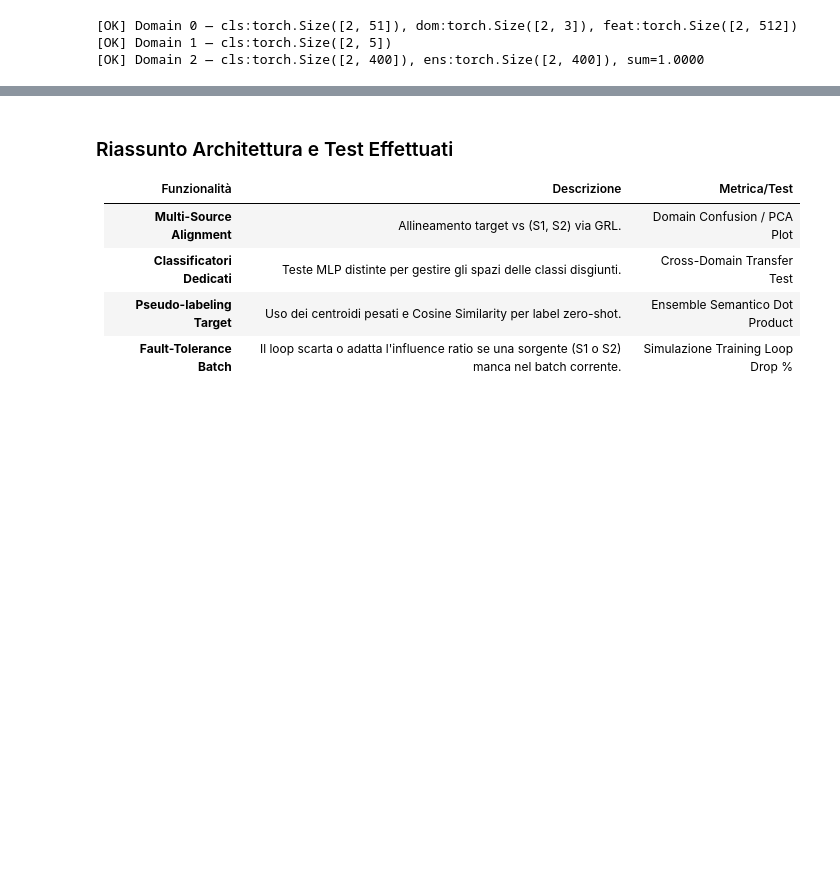
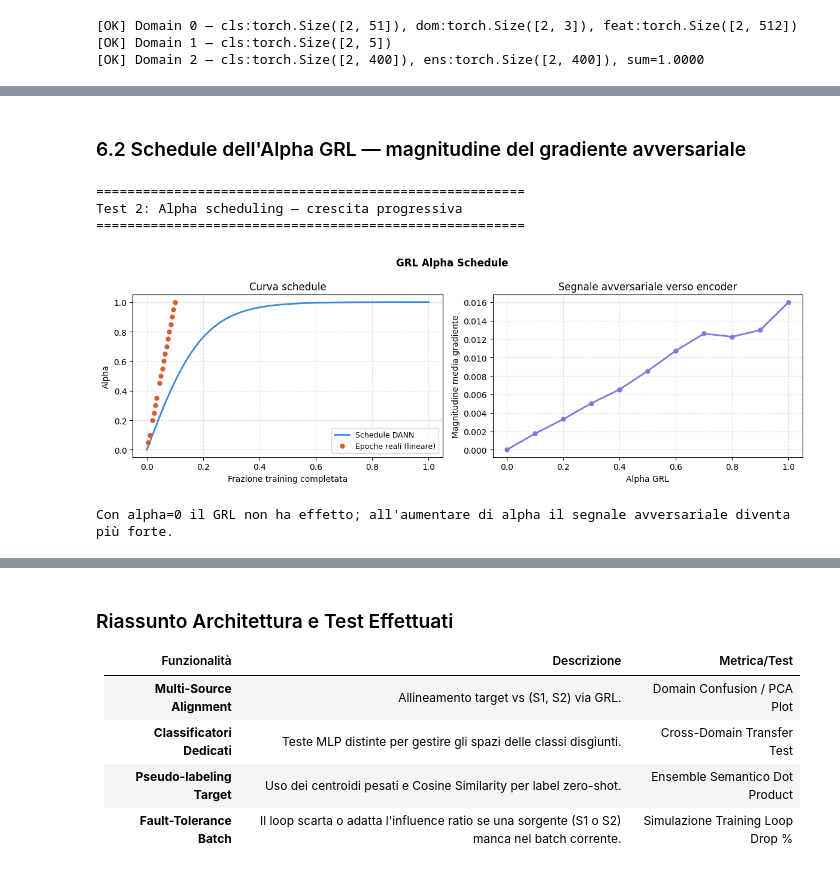
Before and after one commit to MaccarroneAlessia/DomainAdaptation-Track9-DataLost, a Jupyter notebook: experiments/notebooks/2-classifiers.ipynb, the cells around one changed output, grey strips where cells are left out. Drawn from its saved outputs; the diff is of its cells as text; code cells hidden in the pictures; blank space fills up the shorter version.

```diff
--- a/experiments/notebooks/2-classifiers.ipynb
+++ b/experiments/notebooks/2-classifiers.ipynb
@@ -552,0 +601,48 @@ Entropia baseline:        3.9062
+# %% [markdown]
+### 6.2 Schedule dell'Alpha GRL — magnitudine del gradiente avversariale
+# %%
+model.train()
+print("=" * 55)
+print("Test 2: Alpha scheduling — crescita progressiva")
+print("=" * 55)
+
+alphas_range = np.linspace(0, 1, 11)
+grad_mags = []
+for a in alphas_range:
+    model.set_grl_alpha(a)
+    feat_test = torch.ones(1, 512, requires_grad=True, device=device)
+    out = model.discriminator(feat_test)
+    out.sum().backward()
+    grad_mags.append(feat_test.grad.abs().mean().item())
+
+# Plot alpha schedule
+fig, (ax_a, ax_g) = plt.subplots(1, 2, figsize=(12, 4))
+fig.suptitle("GRL Alpha Schedule", fontsize=12, fontweight="bold")
+
+# Curva DANN: 2/(1+exp(-10p))-1
+p_vals = np.linspace(0, 1, 100)
+dann_alpha = 2 / (1 + np.exp(-10 * p_vals)) - 1
+ax_a.plot(p_vals, dann_alpha, color="#378ADD", linewidth=2, label="Schedule DANN")
+ax_a.plot(history["grl_alpha"], [i/CFG['epochs'] for i in history["epoch"]],
+          "o", color="#D85A30", markersize=5, label="Epoche reali (lineare)")
+ax_a.set_xlabel("Frazione training completata")
+ax_a.set_ylabel("Alpha")
+ax_a.set_title("Curva schedule")
+ax_a.legend(fontsize=9)
+ax_a.grid(True, linestyle="--", alpha=0.4)
+
+ax_g.plot(alphas_range, grad_mags, color="#7F77DD", linewidth=2, marker="o", markersize=5)
+ax_g.set_xlabel("Alpha GRL")
+ax_g.set_ylabel("Magnitudine media gradiente")
+ax_g.set_title("Segnale avversariale verso encoder")
+ax_g.grid(True, linestyle="--", alpha=0.4)
+
+plt.tight_layout()
+plt.show()
+print("Con alpha=0 il GRL non ha effetto; all'aumentare di alpha il segnale avversariale diventa più forte.")
+# %% [output]
+=======================================================
+Test 2: Alpha scheduling — crescita progressiva
+=======================================================
+[figure, added]
+Con alpha=0 il GRL non ha effetto; all'aumentare di alpha il segnale avversariale diventa più forte.
```
Also changed, not shown: parts of 46 cells of this notebook, 13 other files.
